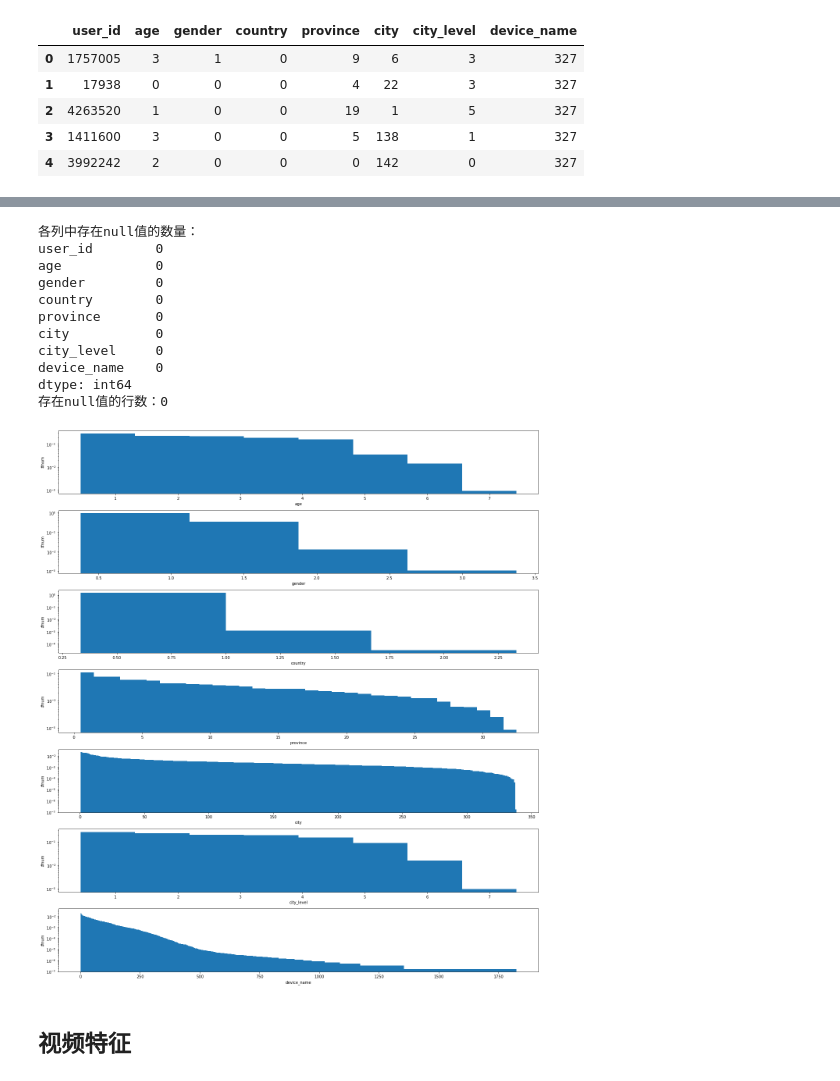
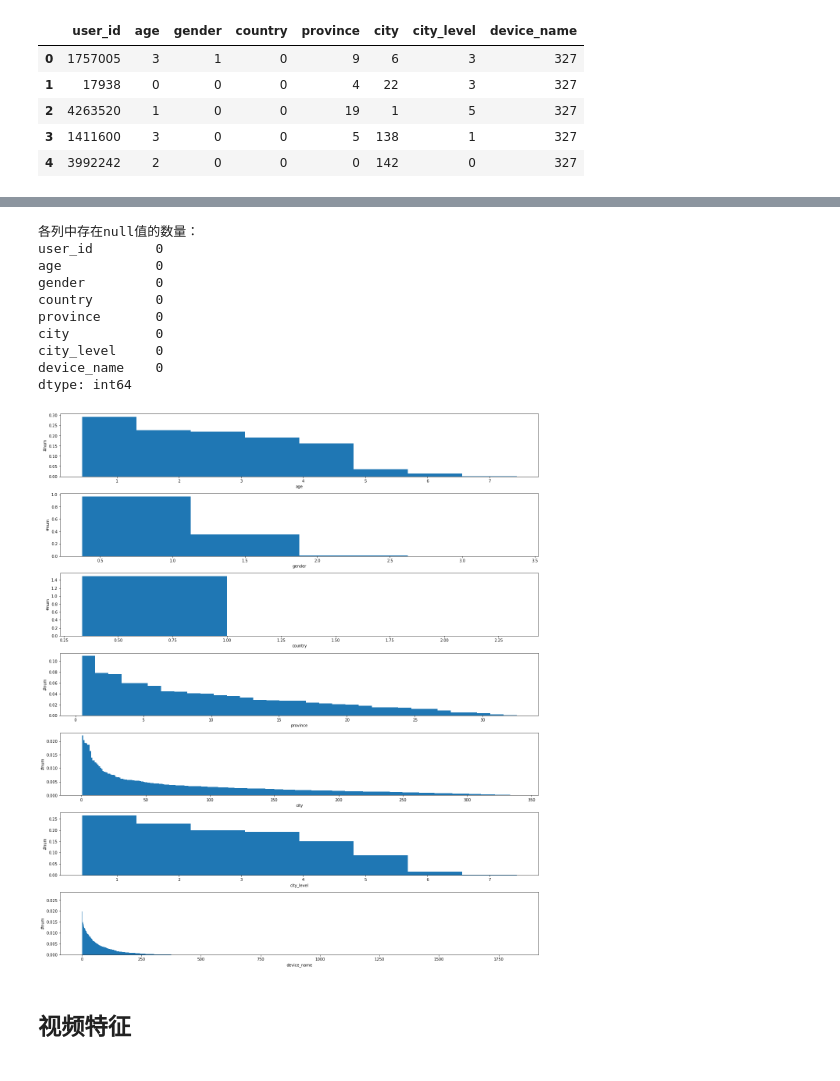
Before and after one commit to GZYZG/2021-digix-recommendation, a Jupyter notebook: explore-data.ipynb, the cells around one changed output, grey strips where cells are left out. Cells and saved outputs as stored; diff of their text form; code cells hidden in the pictures.

```diff
--- a/explore-data.ipynb
+++ b/explore-data.ipynb
@@ -82,7 +84,7 @@ col_null = user_data.apply(lambda x: sum(x.isnull()), axis=0)
 # row_null = user_data.apply(lambda x: sum(x.isnull()), axis=1)
 # %%
 print(f"各列中存在null值的数量：\n{col_null}")
-print(f"存在null值的行数：{sum(row_null != 0)}")
+# print(f"存在null值的行数：{sum(row_null != 0)}")
 # %% [output]
 各列中存在null值的数量：
 user_id        0
@@ -94,26 +96,25 @@ city           0
 city_level     0
 device_name    0
 dtype: int64
-存在null值的行数：0
 # %%
 # 丢弃重复的行
 user_data.drop_duplicates(inplace=True)
 # %%
 # 分析各个特征的分布
 cols = user_data.columns.tolist()[1:]  # 去掉id列
 fid, axes = plt.subplots(len(cols), 1, figsize=(18,20))
 
 for idx, col in enumerate(cols):
     bins = len(user_data[col].unique())
-    n, *_ = axes[idx].hist(user_data[col], bins=bins, align='right', density=True, log=True)
+    n, *_ = axes[idx].hist(user_data[col], bins=bins, align='right', density=True, log=False)
     axes[idx].set_xlabel(col)
     axes[idx].set_ylabel("#num")
 #     print(f"{col} : {Counter(user_data[col])}, {[e/sum(n) for e in n]}")
 
 plt.tight_layout()
 plt.show()
 # %% [output]
-[figure, old version]
+[figure, new version]
 # %% [markdown]
 ## 视频特征
 # %%
```
Also changed, not shown: parts of 38 cells of this notebook, 2 other files.
